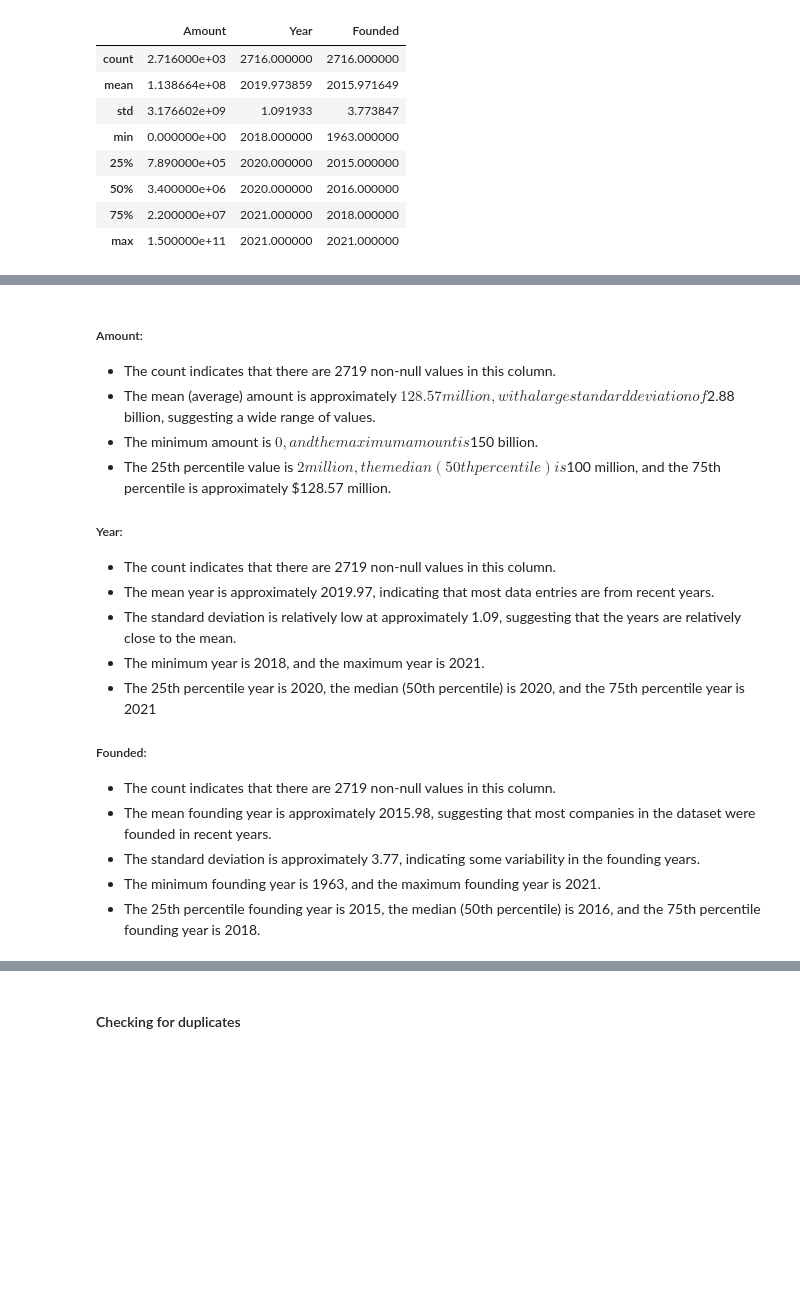
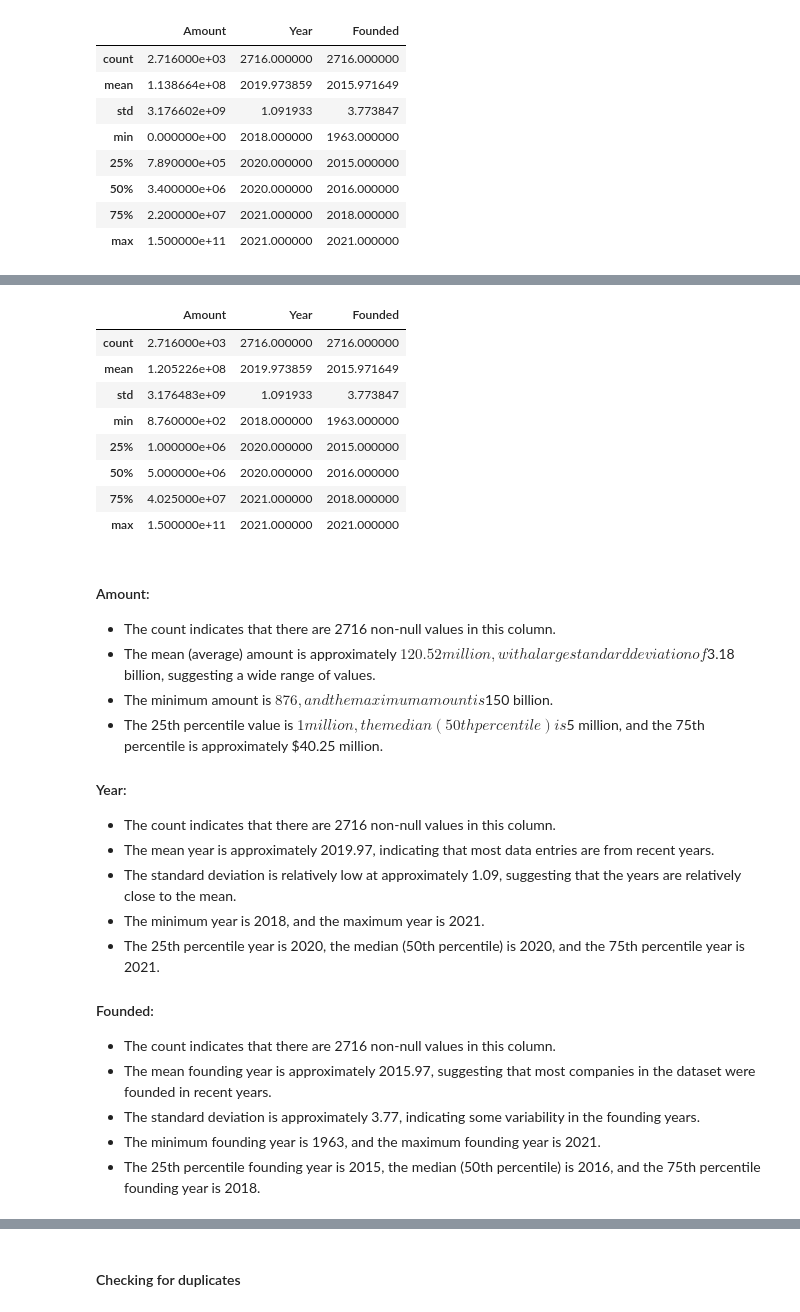
Before and after one commit to parockson/analysis-into-indian-startup-ecosystem, a Jupyter notebook: indian_start_up_funding_ecosystem.ipynb, the cells around one changed output, grey strips where cells are left out. Saved outputs shown, nothing was run; the diff lists cells and outputs as text; code cells hidden in the pictures; blank space fills up the shorter version.

```diff
--- a/indian_start_up_funding_ecosystem.ipynb
+++ b/indian_start_up_funding_ecosystem.ipynb
@@ -1852,0 +1872,6 @@ data.describe()
+# %%
+# Calculate the mean amount excluding 0.0 values
+mean_amount = data[data['Amount'] != 0.0]['Amount'].mean()
+
+# Fill the rows where 'Amount' is 0.0 with the mean amount
+data.loc[data['Amount'] == 0.0, 'Amount'] = mean_amount
@@ -1853,20 +1898,34 @@ data.describe()
+# %%
+data.describe()
+# %% [output]
+|  | Amount | Year | Founded |
+| count | 2.716000e+03 | 2716.000000 | 2716.000000 |
+| mean | 1.205226e+08 | 2019.973859 | 2015.971649 |
+| std | 3.176483e+09 | 1.091933 | 3.773847 |
+| min | 8.760000e+02 | 2018.000000 | 1963.000000 |
+| 25% | 1.000000e+06 | 2020.000000 | 2015.000000 |
+| 50% | 5.000000e+06 | 2020.000000 | 2016.000000 |
+| 75% | 4.025000e+07 | 2021.000000 | 2018.000000 |
+| max | 1.500000e+11 | 2021.000000 | 2021.000000 |
 # %% [markdown]
-##### Amount:
-  - The count indicates that there are 2719 non-null values in this column.
-  - The mean (average) amount is approximately $128.57 million, with a large standard deviation of $2.88 billion, suggesting a wide range of values.
-  - The minimum amount is $0, and the maximum amount is $150 billion.
-  - The 25th percentile value is $2 million, the median (50th percentile) is $100 million, and the 75th percentile is approximately $128.57 million.
-##### Year:
-  - The count indicates that there are 2719 non-null values in this column.
-  - The mean year is approximately 2019.97, indicating that most data entries are from recent years.
-  - The standard deviation is relatively low at approximately 1.09, suggesting that the years are relatively close to the mean.
-  - The minimum year is 2018, and the maximum year is 2021.
-  - The 25th percentile year is 2020, the median (50th percentile) is 2020, and the 75th percentile year is 2021
-##### Founded:
-  - The count indicates that there are 2719 non-null values in this column.
-  - The mean founding year is approximately 2015.98, suggesting that most companies in the dataset were founded in recent years.
-  - The standard deviation is approximately 3.77, indicating some variability in the founding years.
-  - The minimum founding year is 1963, and the maximum founding year is 2021.
-  - The 25th percentile founding year is 2015, the median (50th percentile) is 2016, and the 75th percentile founding year is 2018.
+#### Amount:
+- The count indicates that there are 2716 non-null values in this column.
+- The mean (average) amount is approximately $120.52 million, with a large standard deviation of $3.18 billion, suggesting a wide range of values.
+- The minimum amount is $876, and the maximum amount is $150 billion.
+- The 25th percentile value is $1 million, the median (50th percentile) is $5 million, and the 75th percentile is approximately $40.25 million.
+
+#### Year:
+- The count indicates that there are 2716 non-null values in this column.
+- The mean year is approximately 2019.97, indicating that most data entries are from recent years.
+- The standard deviation is relatively low at approximately 1.09, suggesting that the years are relatively close to the mean.
+- The minimum year is 2018, and the maximum year is 2021.
+- The 25th percentile year is 2020, the median (50th percentile) is 2020, and the 75th percentile year is 2021.
+
+#### Founded:
+- The count indicates that there are 2716 non-null values in this column.
+- The mean founding year is approximately 2015.97, suggesting that most companies in the dataset were founded in recent years.
+- The standard deviation is approximately 3.77, indicating some variability in the founding years.
+- The minimum founding year is 1963, and the maximum founding year is 2021.
+- The 25th percentile founding year is 2015, the median (50th percentile) is 2016, and the 75th percentile founding year is 2018.
 # %%
 # Check data types and missing values
```
Also changed, not shown: parts of 19 cells of this notebook.
